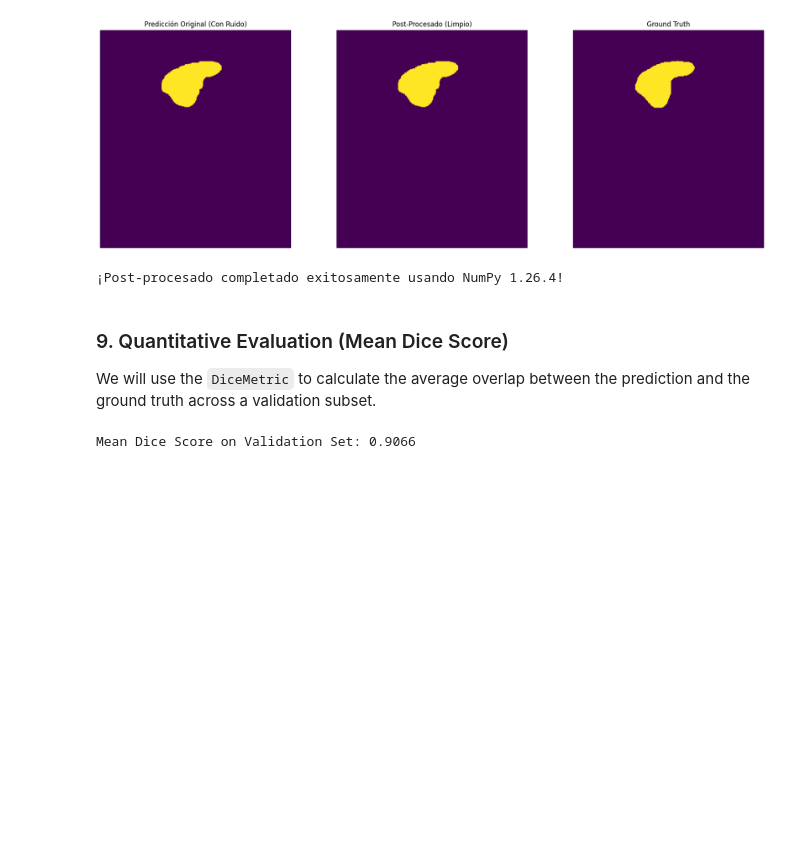
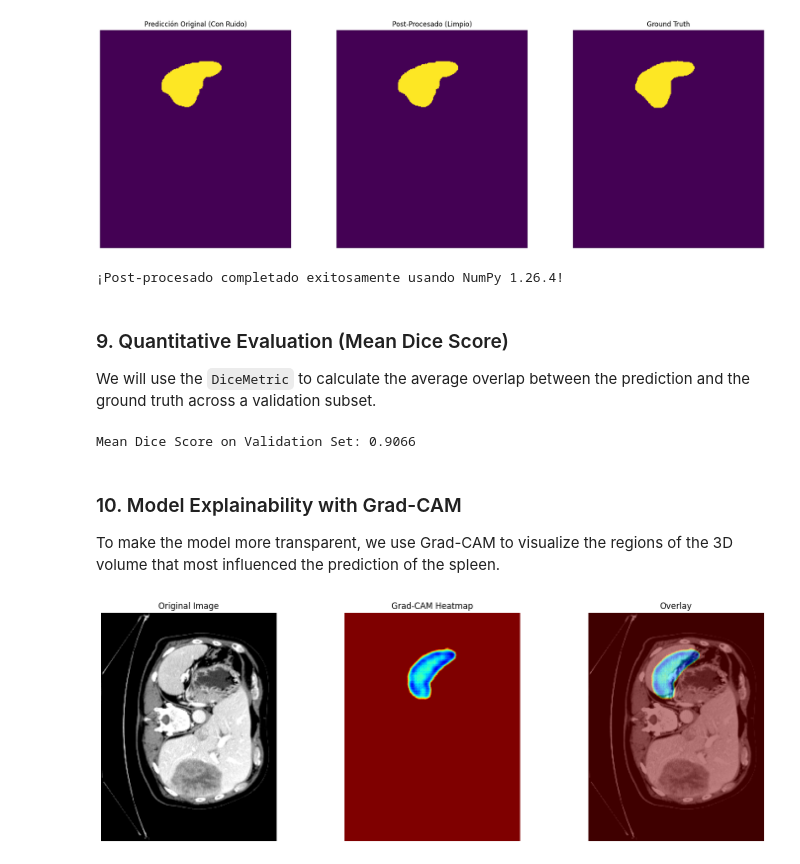
Before and after one commit to Cado87/Monai_projects, a Jupyter notebook: Spleen segmentation/Spleen_segmentation.ipynb, the cells around one changed output. Saved outputs shown, nothing was run; the diff lists cells and outputs as text; code cells hidden in the pictures; blank space fills up the shorter version.

```diff
--- a/Spleen segmentation/Spleen_segmentation.ipynb
+++ b/Spleen segmentation/Spleen_segmentation.ipynb
@@ -489,3 +472,43 @@ dice_metric.reset()
 print(f"Mean Dice Score on Validation Set: {aggregate_dice:.4f}")
 # %% [output]
 Mean Dice Score on Validation Set: 0.9066
+# %% [markdown]
+### 10. Model Explainability with Grad-CAM
+To make the model more transparent, we use Grad-CAM to visualize the regions of the 3D volume that most influenced the prediction of the spleen.
+# %%
+from monai.visualize import GradCAM
+from monai.transforms import DivisiblePad
+
+# Initialize GradCAM
+cam = GradCAM(nn_module=model, target_layers="model.2.1")
+
+# Ensure dimensions are divisible by 16 to avoid skip connection mismatch
+padder = DivisiblePad(k=16)
+val_inputs_padded = padder(val_inputs[0])[None].to(device)
+
+# Compute Grad-CAM for the Spleen class (index 1)
+result_cam = cam(x=val_inputs_padded, class_idx=1)
+
+# Find a good slice to visualize (using the same logic as before)
+# We'll use the unpadded original for visualization to match previous indices
+plt.figure("Grad-CAM", (18, 6))
+plt.subplot(1, 3, 1)
+plt.title("Original Image")
+plt.imshow(val_inputs[0, 0, :, :, slice_idx].cpu(), cmap="gray")
+plt.axis('off')
+
+plt.subplot(1, 3, 2)
+plt.title("Grad-CAM Heatmap")
+# Crop the CAM back to original size if padding was added
+h, w, d = val_inputs.shape[2:]
+plt.imshow(result_cam[0, 0, :h, :w, slice_idx].cpu(), cmap="jet")
+plt.axis('off')
+
+plt.subplot(1, 3, 3)
+plt.title("Overlay")
+plt.imshow(val_inputs[0, 0, :, :, slice_idx].cpu(), cmap="gray")
+plt.imshow(result_cam[0, 0, :h, :w, slice_idx].cpu(), cmap="jet", alpha=0.5)
+plt.axis('off')
+plt.show()
+# %% [output]
+[figure, added]
```
Also changed, not shown: parts of 7 cells of this notebook.
